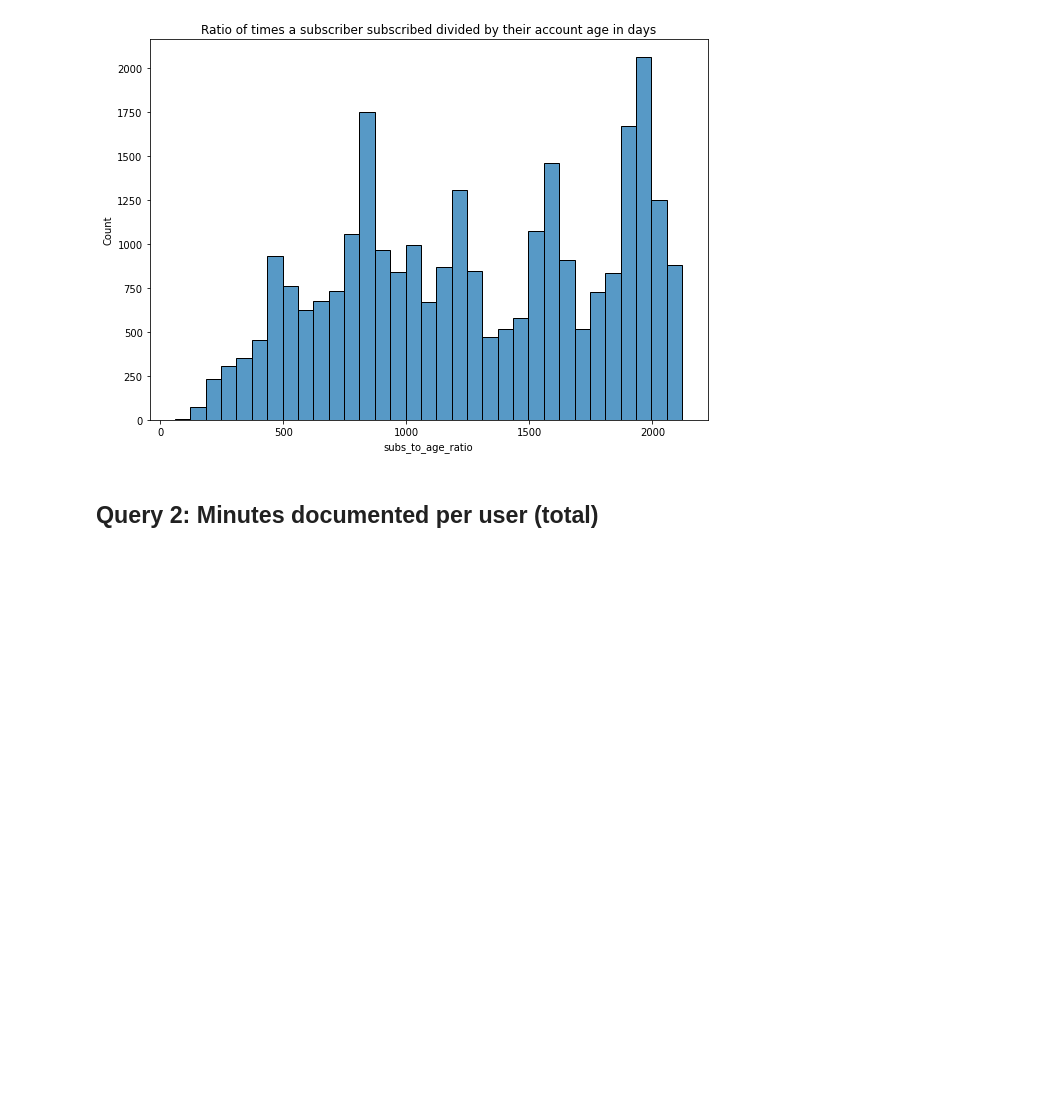
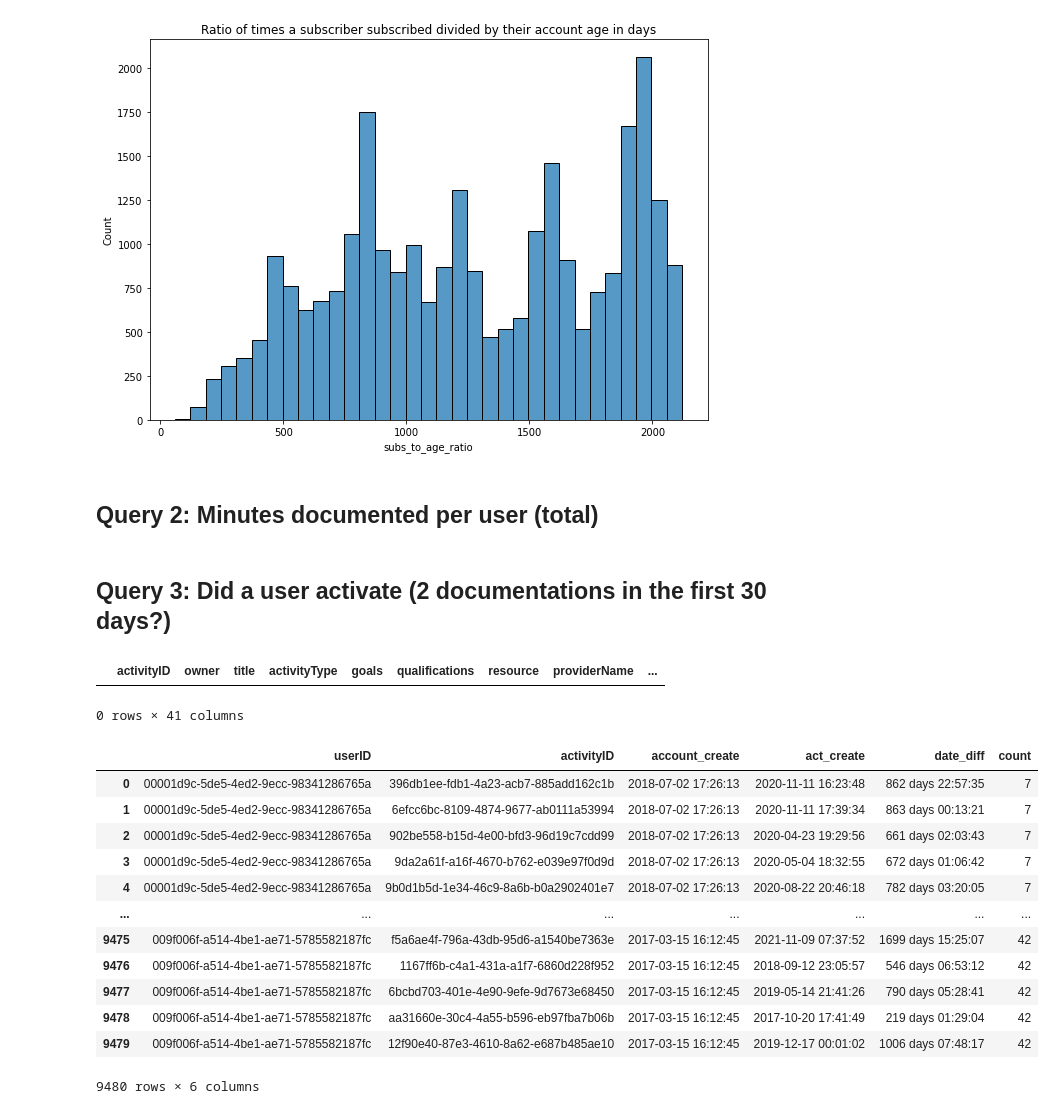
Before and after one commit to BenQuartermaine/customerclustering, a Jupyter notebook: notebooks/ben_eda_activation.ipynb, the cells around one changed output. Drawn from its saved outputs; the diff is of its cells as text; code cells hidden in the pictures; blank space fills up the shorter version.

```diff
--- a/notebooks/ben_eda_activation.ipynb
+++ b/notebooks/ben_eda_activation.ipynb
@@ -90,3 +91,5 @@ df_doc = get_total_mins_doc(conn)
 df_doc['mins_per_documentation'] = round(df_doc['total_mins'] / df_doc['total_docs'], 0)
 # %%
 df_doc
+# %% [markdown]
+## Query 3: Did a user activate (2 documentations in the first 30 days?)
@@ -92,0 +114,51 @@ df_doc
+# %%
+t.head()
+# %% [output]
+|  | activityID | owner | title | activityType | goals | qualifications | resource | providerName | ... |
+0 rows × 41 columns
+# %%
+def get_activity_for_users(conn, rows = 2000):
+
+    """Return a dataframe with userID, user create date, and all users activities documented"""
+    df_activity = GetTrainingData(conn = conn, rows = rows).activity_table_df()
+    df_user = get_users(conn)
+
+    df_user_activity = df_user.join(other = df_activity, on = '', how = inner)
+    df = pd.read_sql_query(
+        """
+        SELECT
+            userID,
+            activityID,
+            user.createDate AS account_create,
+            activity_20220808.createDate AS act_create
+        FROM user
+        JOIN activity_20220808 ON owner = userID
+        LIMIT 10000""", conn)
+
+    return df
+
+df_acts = get_users_activities(conn)
+# %%
+df_acts = df_acts.dropna()
+df_acts['date_diff'] = df_acts['act_create'] - df_acts['account_create']
+# %%
+acts_count = df_acts[['userID']].groupby(df_acts['userID'])[['userID']].count()
+acts_count.rename(columns={'userID': 'count'}, inplace = True)
+# %%
+df_acts = pd.merge(df_acts, acts_count, how = 'outer', on = 'userID')
+# %%
+df_acts
+# %% [output]
+|  | userID | activityID | account_create | act_create | date_diff | count |
+| 0 | 00001d9c-5de5-4ed2-9ecc-98341286765a | 396db1ee-fdb1-4a23-acb7-885add162c1b | 2018-07-02 17:26:13 | 2020-11-11 16:23:48 | 862 days 22:57:35 | 7 |
+| 1 | 00001d9c-5de5-4ed2-9ecc-98341286765a | 6efcc6bc-8109-4874-9677-ab0111a53994 | 2018-07-02 17:26:13 | 2020-11-11 17:39:34 | 863 days 00:13:21 | 7 |
+| 2 | 00001d9c-5de5-4ed2-9ecc-98341286765a | 902be558-b15d-4e00-bfd3-96d19c7cdd99 | 2018-07-02 17:26:13 | 2020-04-23 19:29:56 | 661 days 02:03:43 | 7 |
+| 3 | 00001d9c-5de5-4ed2-9ecc-98341286765a | 9da2a61f-a16f-4670-b762-e039e97f0d9d | 2018-07-02 17:26:13 | 2020-05-04 18:32:55 | 672 days 01:06:42 | 7 |
+| 4 | 00001d9c-5de5-4ed2-9ecc-98341286765a | 9b0d1b5d-1e34-46c9-8a6b-b0a2902401e7 | 2018-07-02 17:26:13 | 2020-08-22 20:46:18 | 782 days 03:20:05 | 7 |
+| ... | ... | ... | ... | ... | ... | ... |
+| 9475 | 009f006f-a514-4be1-ae71-5785582187fc | f5a6ae4f-796a-43db-95d6-a1540be7363e | 2017-03-15 16:12:45 | 2021-11-09 07:37:52 | 1699 days 15:25:07 | 42 |
+| 9476 | 009f006f-a514-4be1-ae71-5785582187fc | 1167ff6b-c4a1-431a-a1f7-6860d228f952 | 2017-03-15 16:12:45 | 2018-09-12 23:05:57 | 546 days 06:53:12 | 42 |
+| 9477 | 009f006f-a514-4be1-ae71-5785582187fc | 6bcbd703-401e-4e90-9efe-9d7673e68450 | 2017-03-15 16:12:45 | 2019-05-14 21:41:26 | 790 days 05:28:41 | 42 |
+| 9478 | 009f006f-a514-4be1-ae71-5785582187fc | aa31660e-30c4-4a55-b596-eb97fba7b06b | 2017-03-15 16:12:45 | 2017-10-20 17:41:49 | 219 days 01:29:04 | 42 |
+| 9479 | 009f006f-a514-4be1-ae71-5785582187fc | 12f90e40-87e3-4610-8a62-e687b485ae10 | 2017-03-15 16:12:45 | 2019-12-17 00:01:02 | 1006 days 07:48:17 | 42 |
+9480 rows × 6 columns
```
Also changed, not shown: parts of 13 cells of this notebook, 1 other file.
